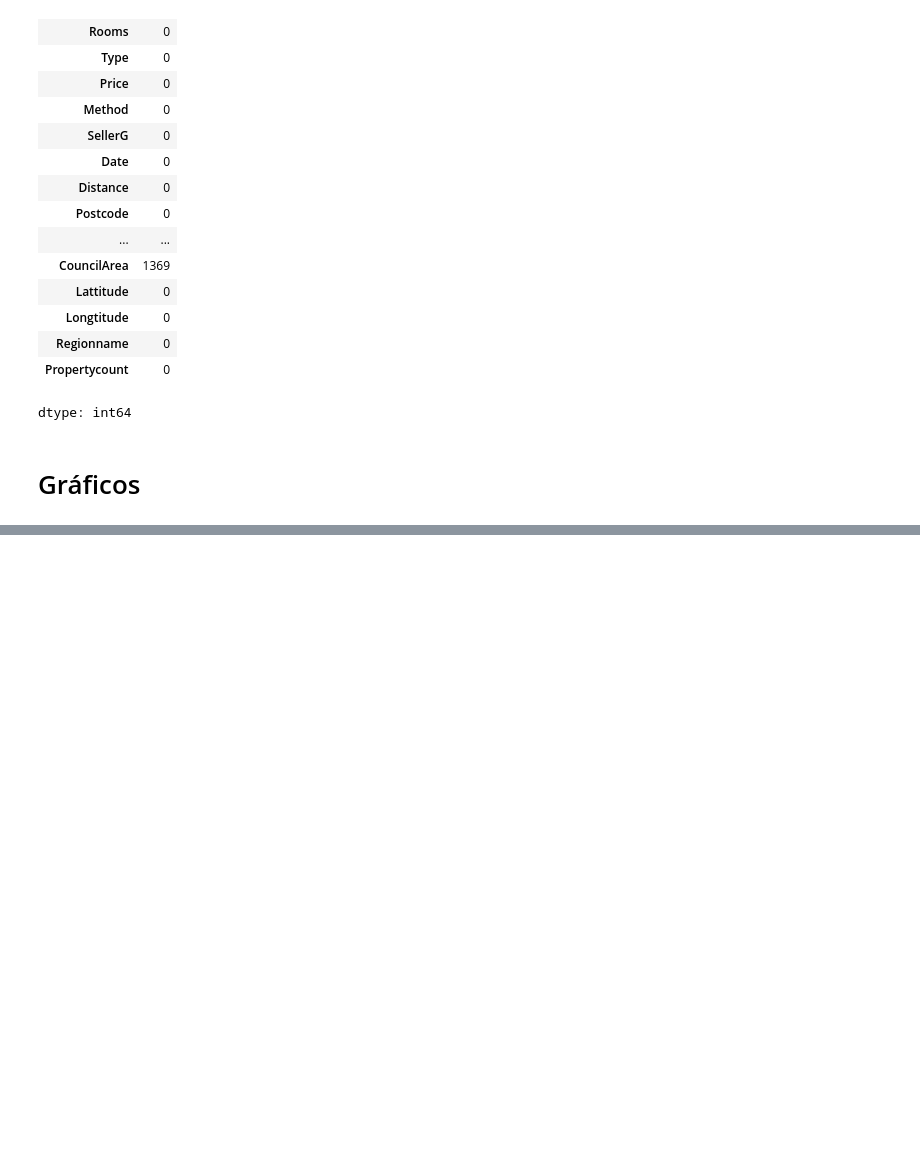
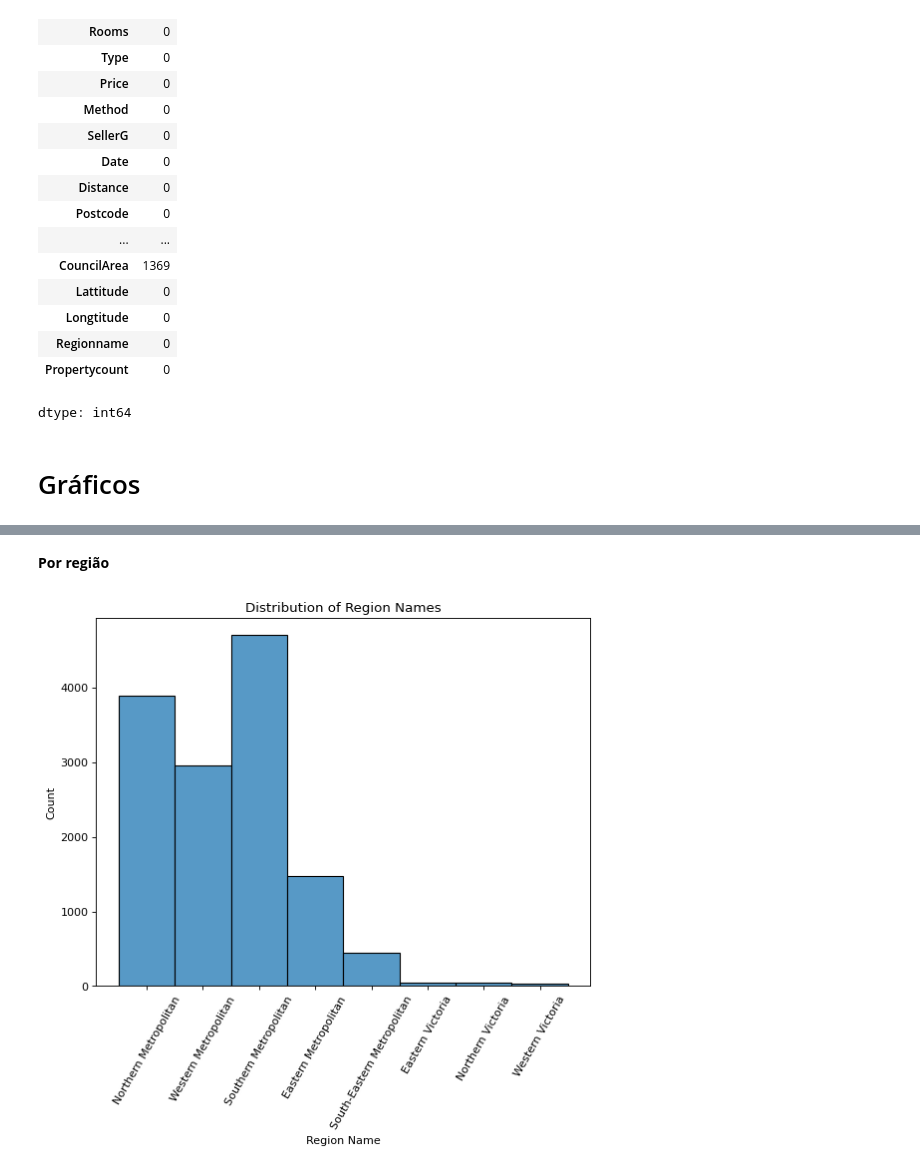
Before and after one commit to GaBevilacqua/CD, a Jupyter notebook: Melbourne.ipynb, the cells around one changed output, grey strips where cells are left out. Drawn from its saved outputs; the diff is of its cells as text; code cells hidden in the pictures; blank space fills up the shorter version.

```diff
--- a/Melbourne.ipynb
+++ b/Melbourne.ipynb
@@ -107,0 +119,15 @@ df.hist(figsize=(12,8));
+# %% [markdown]
+**Por região**
+# %%
+
+
+
+plt.figure(figsize=(8, 6), dpi=80)
+sns.histplot(data=df, x='Regionname')
+plt.title("Distribution of Region Names")
+plt.xlabel("Region Name")
+plt.ylabel("Count")
+plt.xticks(rotation=60)
+plt.show()
+# %% [output]
+[figure, added]
```
Also changed, not shown: parts of 10 cells of this notebook.
